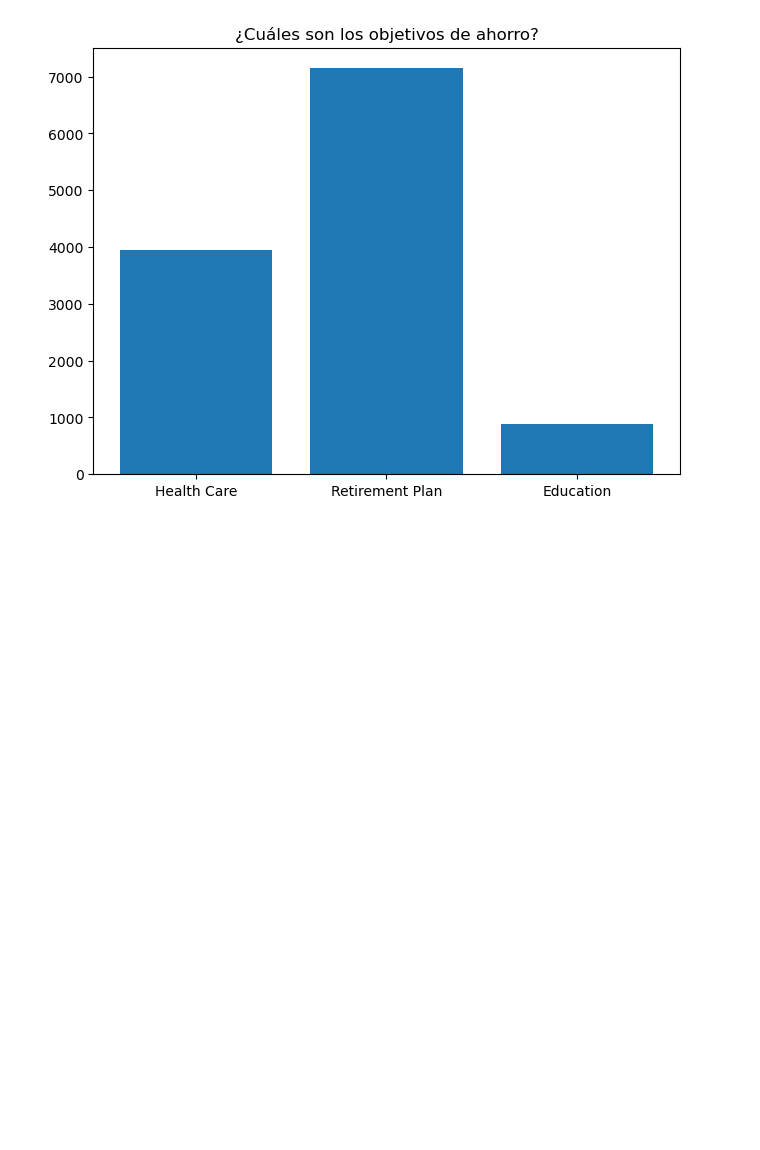
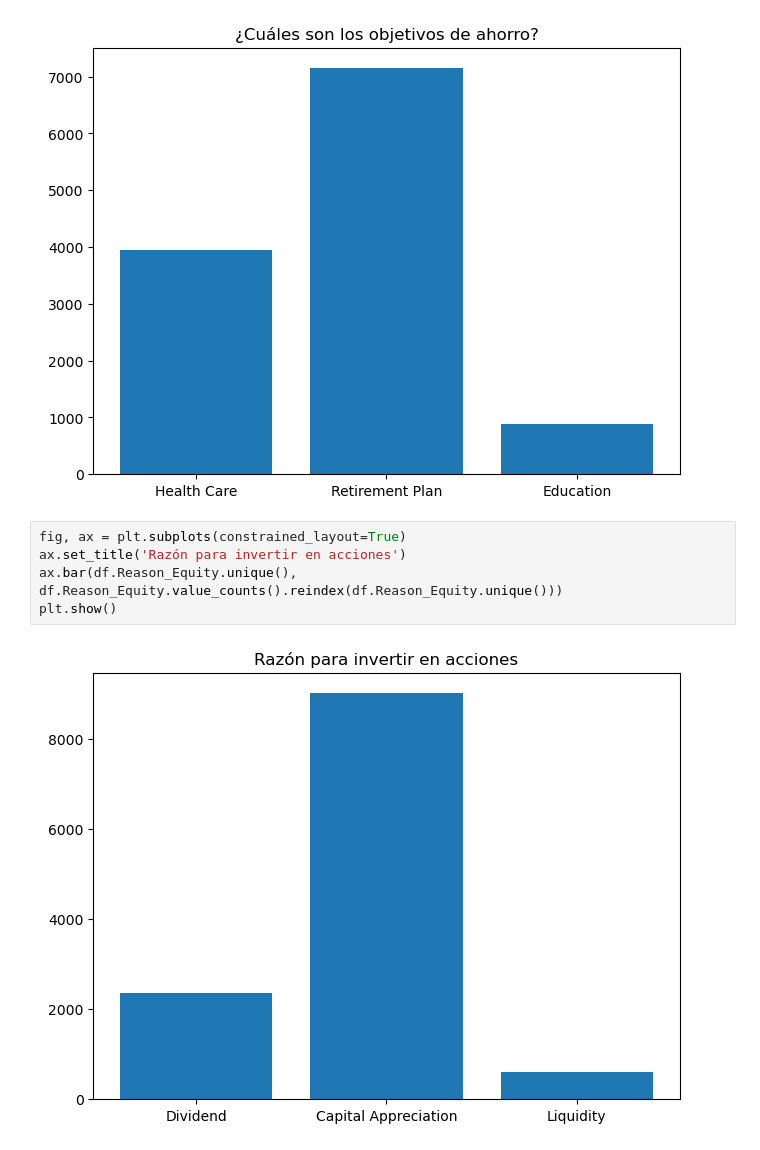
Before and after one commit to Sts87/data-analysis, a Jupyter notebook: 00-finance-trends/finance_trends.ipynb, the cells around one changed output. Cells and saved outputs as stored; diff of their text form; blank space fills up the shorter version.

Commit message:
visualizar razones de inversión y fuentes de información

```diff
--- a/00-finance-trends/finance_trends.ipynb
+++ b/00-finance-trends/finance_trends.ipynb
@@ -271,3 +271,10 @@ ax.bar(df['What are your savings objectives?'].unique(), df['What are your savin
 plt.show()
 # %% [output]
 [figure]
+# %%
+fig, ax = plt.subplots(constrained_layout=True)
+ax.set_title('Razón para invertir en acciones')
+ax.bar(df.Reason_Equity.unique(), df.Reason_Equity.value_counts().reindex(df.Reason_Equity.unique()))
+plt.show()
+# %% [output]
+[figure, added]
```
Also changed, not shown: parts of 4 cells of this notebook.
